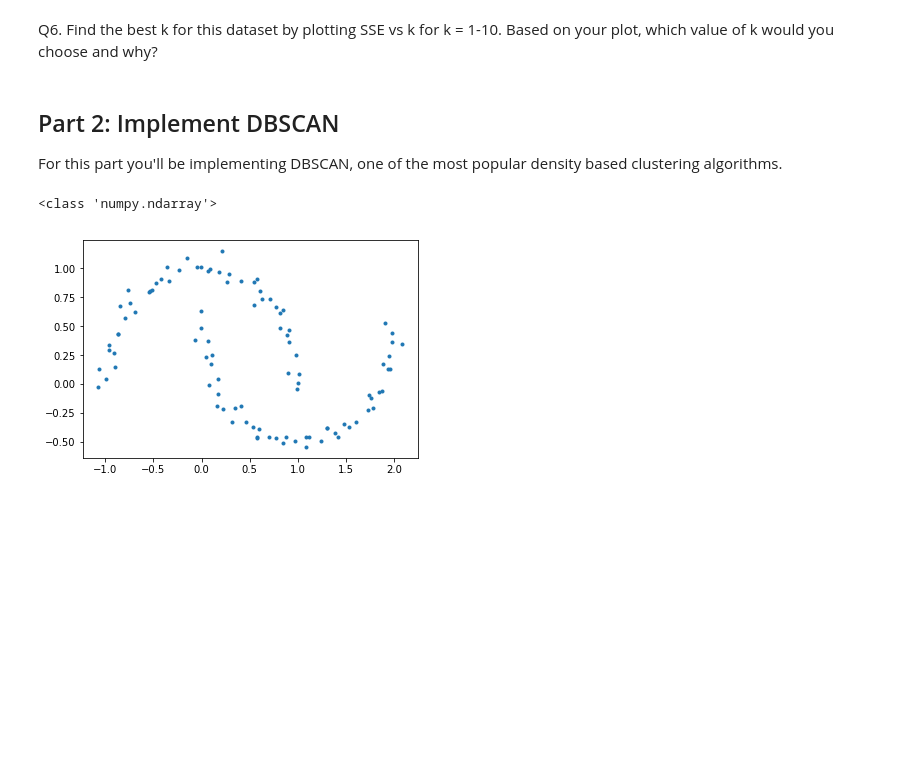
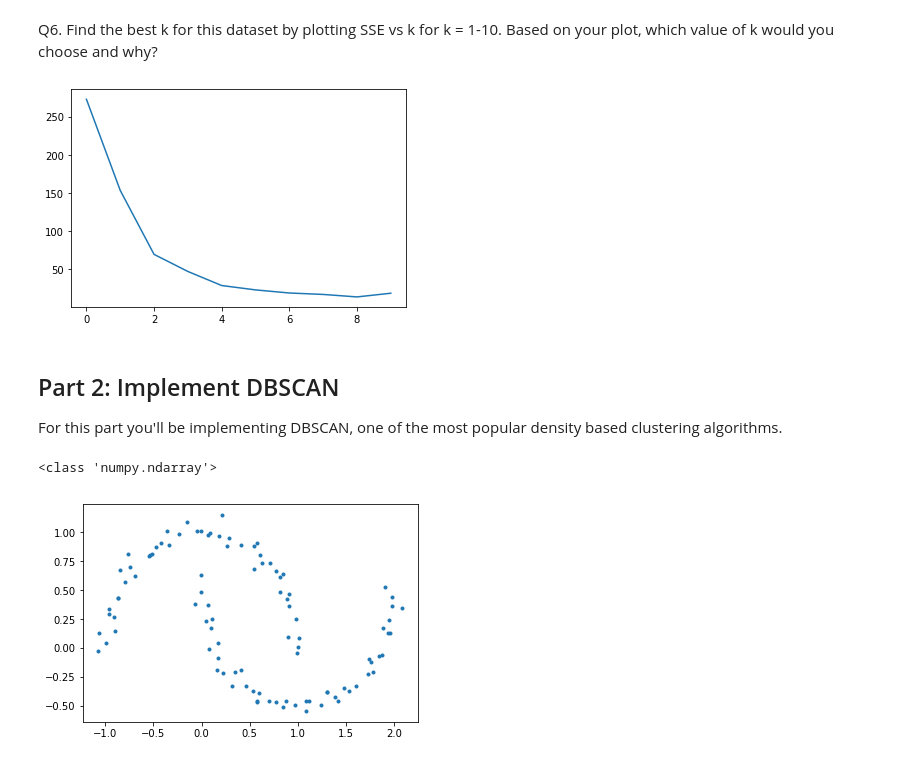
Before and after one commit to BrianDyck/DataMiningAssignment4, a Jupyter notebook: HW4-2/HW4 - Clustering.ipynb, the cells around one changed output. Saved outputs shown, nothing was run; the diff lists cells and outputs as text; code cells hidden in the pictures; blank space fills up the shorter version.

```diff
--- a/HW4-2/HW4 - Clustering.ipynb
+++ b/HW4-2/HW4 - Clustering.ipynb
@@ -93,3 +173,23 @@ Q6. Find the best k for this dataset by plotting SSE vs k for k = 1-10. Based on
+# %%
+# your code goes here
+import matplotlib.pyplot as plt
+
+SSE_list = []
+for i in range(1, 11):
+    copy_data = data
+    clusters = k_means_clustering(copy_data, i)
+    SSE = 0
+    for centroid in list(clusters.keys()):
+        SSE_Cluster = 0
+        for point in clusters.get(centroid):
+            SSE_Cluster += np.power(euclidean_dist2(point, centroid), 2)
+        SSE += SSE_Cluster
+    SSE_list.append(SSE)
+
+plt.plot(SSE_list)
+plt.show()
+# %% [output]
+[figure, added]
 # %% [markdown]
 ## Part 2: Implement DBSCAN
 
```
Also changed, not shown: parts of 10 cells of this notebook.
